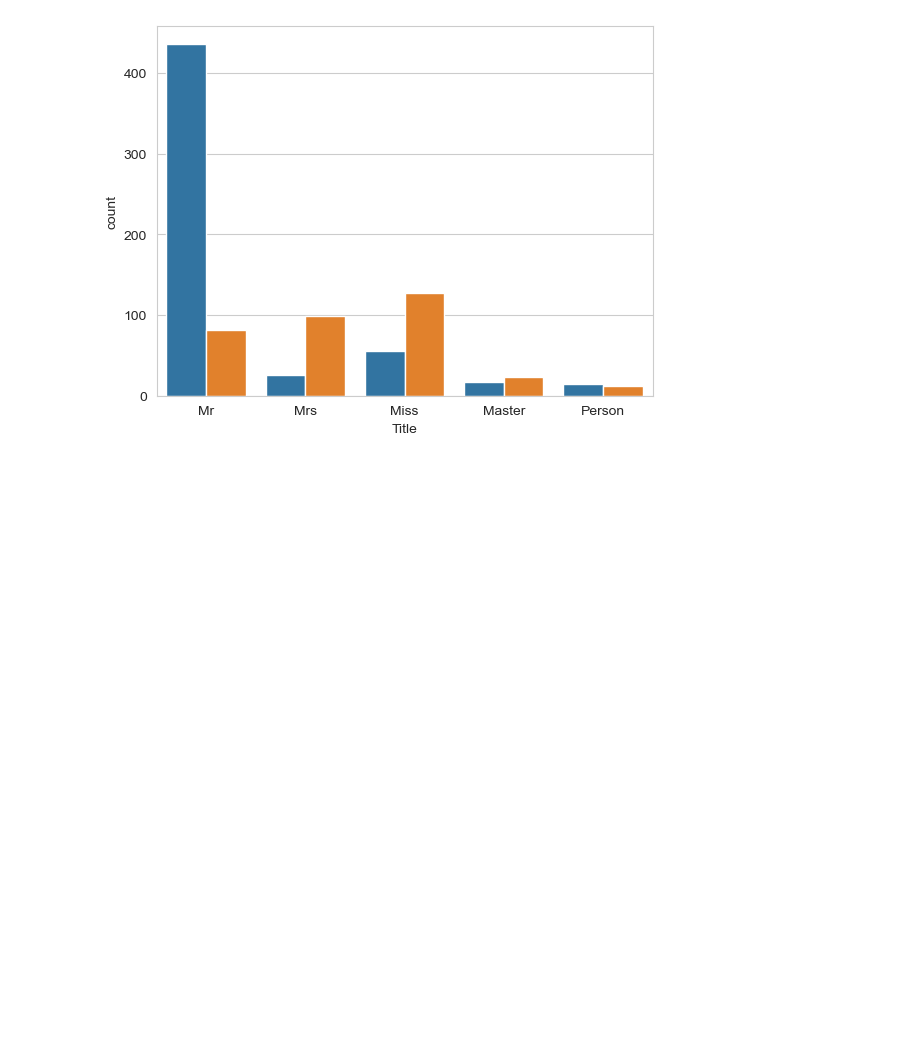
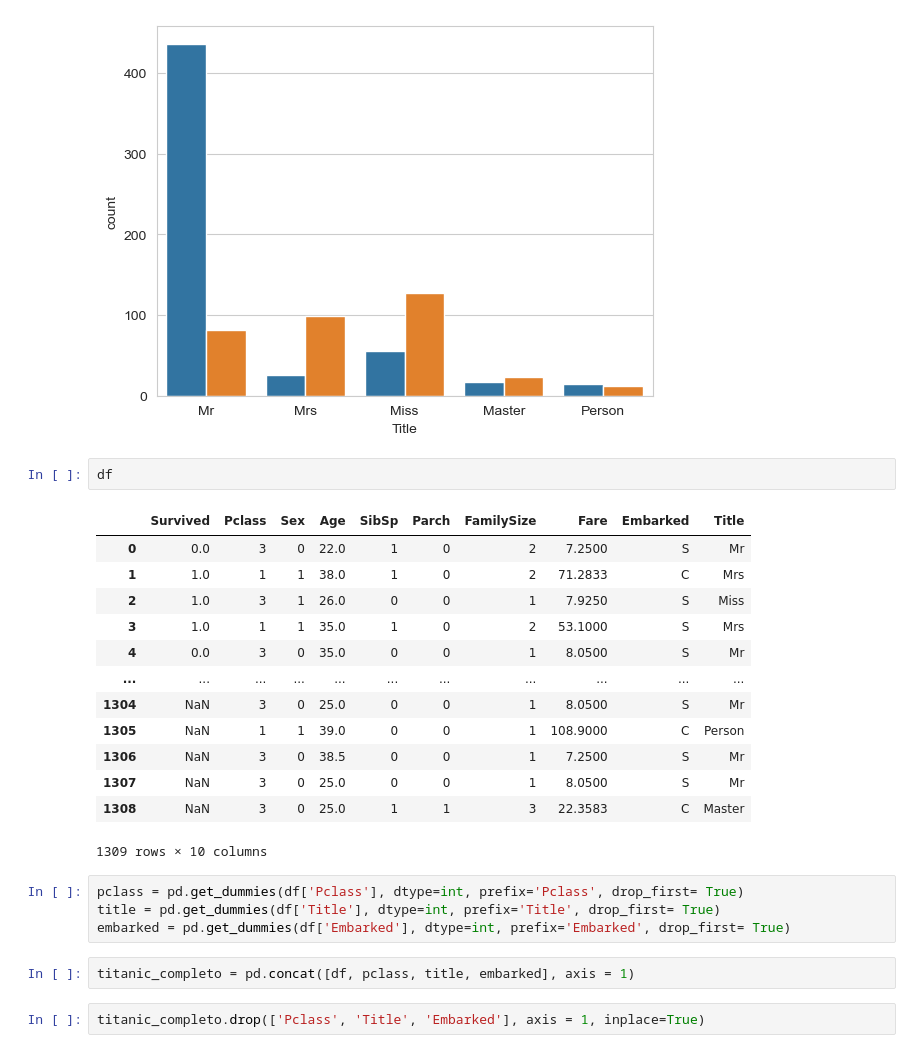
Before and after one commit to DouglasRibeiro1972/project_titanic, a Jupyter notebook: titanic_analisys.ipynb, the cells around one changed output. Drawn from its saved outputs; the diff is of its cells as text; blank space fills up the shorter version.

```diff
--- a/titanic_analisys.ipynb
+++ b/titanic_analisys.ipynb
@@ -907,3 +907,27 @@ Master     61
 Person     34
 Name: count, dtype: int64
 [figure]
+# %%
+df
+# %% [output]
+|  | Survived | Pclass | Sex | Age | SibSp | Parch | FamilySize | Fare | Embarked | Title |
+| 0 | 0.0 | 3 | 0 | 22.0 | 1 | 0 | 2 | 7.2500 | S | Mr |
+| 1 | 1.0 | 1 | 1 | 38.0 | 1 | 0 | 2 | 71.2833 | C | Mrs |
+| 2 | 1.0 | 3 | 1 | 26.0 | 0 | 0 | 1 | 7.9250 | S | Miss |
+| 3 | 1.0 | 1 | 1 | 35.0 | 1 | 0 | 2 | 53.1000 | S | Mrs |
+| 4 | 0.0 | 3 | 0 | 35.0 | 0 | 0 | 1 | 8.0500 | S | Mr |
+| ... | ... | ... | ... | ... | ... | ... | ... | ... | ... | ... |
+| 1304 | NaN | 3 | 0 | 25.0 | 0 | 0 | 1 | 8.0500 | S | Mr |
+| 1305 | NaN | 1 | 1 | 39.0 | 0 | 0 | 1 | 108.9000 | C | Person |
+| 1306 | NaN | 3 | 0 | 38.5 | 0 | 0 | 1 | 7.2500 | S | Mr |
+| 1307 | NaN | 3 | 0 | 25.0 | 0 | 0 | 1 | 8.0500 | S | Mr |
+| 1308 | NaN | 3 | 0 | 25.0 | 1 | 1 | 3 | 22.3583 | C | Master |
+1309 rows × 10 columns
+# %%
+pclass = pd.get_dummies(df['Pclass'], dtype=int, prefix='Pclass', drop_first= True)
+title = pd.get_dummies(df['Title'], dtype=int, prefix='Title', drop_first= True)
+embarked = pd.get_dummies(df['Embarked'], dtype=int, prefix='Embarked', drop_first= True)
+# %%
+titanic_completo = pd.concat([df, pclass, title, embarked], axis = 1)
+# %%
+titanic_completo.drop(['Pclass', 'Title', 'Embarked'], axis = 1, inplace=True)
```
Also changed, not shown: parts of 16 cells of this notebook.
